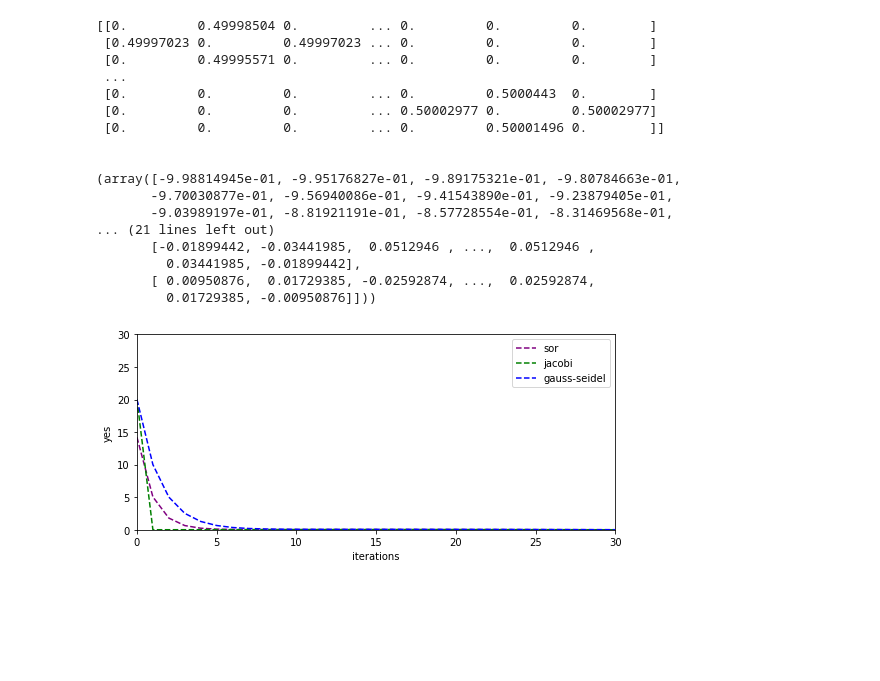
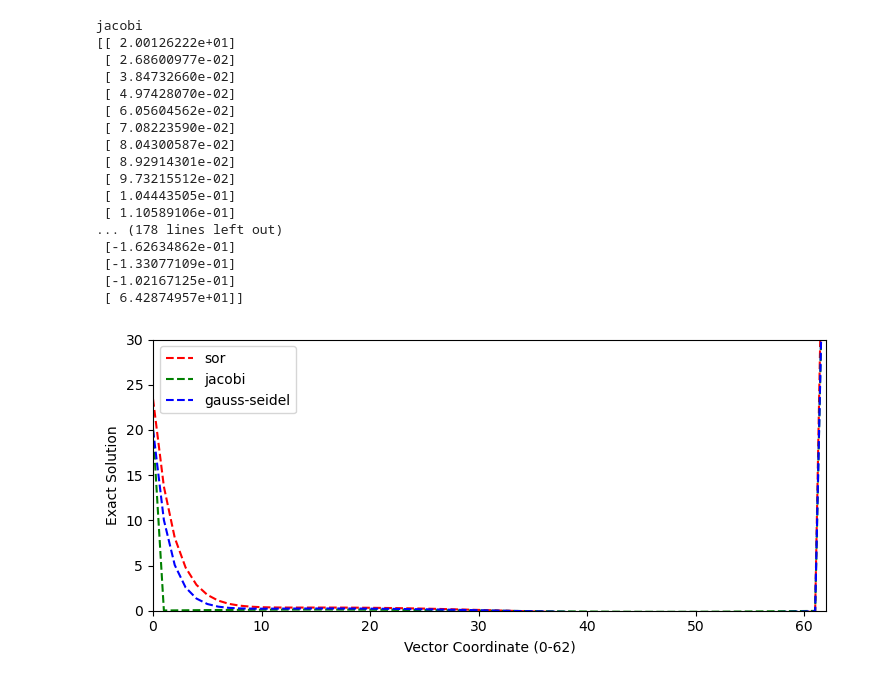
Before and after one commit to Noxolo1/math443, a Jupyter notebook: unit_project2_math443.ipynb, the cells around one changed output. Saved outputs shown, nothing was run; the diff lists cells and outputs as text; code cells hidden in the pictures; blank space fills up the shorter version.

```diff
--- a/unit_project2_math443.ipynb
+++ b/unit_project2_math443.ipynb
@@ -76,10 +76,10 @@ A = x1 + x2
 
 # assign epsA function to diagonal
 for j in range(0,63):
-    A[j][j] = epsA(j+1, 0.1)
-    Adiag[j][j] = epsA(j+1, 0.1)
+    A[j][j] = epsA(j+1, 0.4)
+    #Adiag[j][j] = epsA(j+1, 0)
 
-AdiagInv = np.linalg.inv(Adiag)
+#AdiagInv = np.linalg.inv(Adiag)
 
 #print(A)
 #print()
@@ -89,7 +89,7 @@ b = np.zeros((63,1))
 
 # add epsb values to b with a chosen epsilon for now
 for i in range(0, 63):
-    b[i] = epsb(i+1, 0.1)
+    b[i] = epsb(i+1, 0.4)
 
 # substract off constants u0 and uL
 b[0] = b[0] - 40
@@ -101,66 +101,71 @@ b[62] = b[62] - 110
 
 lu = (-x1) + (-x2)
 
-Rj = np.matmul(AdiagInv,lu)
+#Rj = np.matmul(AdiagInv,lu)
 
 xn = np.zeros((63,1))
 
-print()
-print(Rj)
-print()
-print()
-print(np.linalg.eigh(Rj))
+#print()
+#print(Rj)
+#print()
+#print()
+#print(np.linalg.eigh(Rj))
 
 y1 = jacobi(A,b,xn)
 y2 = gsMethod(A,b,xn)
-y3 = sor(A,b,xn,0.71)
+y3 = sor(A,b,xn,1.17)
 
 
 # graph stuff
 plt.rcParams["figure.figsize"] = [7.50, 3.50]
 plt.rcParams["figure.autolayout"] = True
 
 #create x values
 x1 = np.linspace(0,62,63)
 x2 = x1
 x3 = x1
 
-#print(y1)
-#print()
-#print(y3)
+print('jacobi')
+print(y1)
+print()
+print('gs')
+print(y2)
+print()
+print("sor")
+print(y3)
 
 # plot functions
-plt.plot(x3, y3, '--', color = "purple", label = 'sor')
+plt.plot(x3, y3, '--', color = "red", label = 'sor')
 plt.plot(x1, y1, '--', color = "green",label = 'jacobi')
 plt.plot(x2, y2, '--',  color = "blue",label = 'gauss-seidel')
 plt.legend()
 
 #label axis
-plt.xlabel("iterations")
-plt.ylabel("yes")
+plt.xlabel("Vector Coordinate (0-62)")
+plt.ylabel("Exact Solution")
 
 # constrain graph window
-plt.xlim([0, 30])
+plt.xlim([0, 62])
 plt.ylim([0, 30])
 
 # display graph
 plt.show()
 # %% [output]
-[[0.         0.49998504 0.         ... 0.         0.         0.        ]
- [0.49997023 0.         0.49997023 ... 0.         0.         0.        ]
- [0.         0.49995571 0.         ... 0.         0.         0.        ]
- ...
- [0.         0.         0.         ... 0.         0.5000443  0.        ]
- [0.         0.         0.         ... 0.50002977 0.         0.50002977]
- [0.         0.         0.         ... 0.         0.50001496 0.        ]]
-
-
-(array([-9.98814945e-01, -9.95176827e-01, -9.89175321e-01, -9.80784663e-01,
-       -9.70030877e-01, -9.56940086e-01, -9.41543890e-01, -9.23879405e-01,
-       -9.03989197e-01, -8.81921191e-01, -8.57728554e-01, -8.31469568e-01,
-... (21 lines left out)
-       [-0.01899442, -0.03441985,  0.0512946 , ...,  0.0512946 ,
-         0.03441985, -0.01899442],
-       [ 0.00950876,  0.01729385, -0.02592874, ...,  0.02592874,
-         0.01729385, -0.00950876]]))
+jacobi
+[[ 2.00126222e+01]
+ [ 2.68600977e-02]
+ [ 3.84732660e-02]
+ [ 4.97428070e-02]
+ [ 6.05604562e-02]
+ [ 7.08223590e-02]
+ [ 8.04300587e-02]
+ [ 8.92914301e-02]
+ [ 9.73215512e-02]
+ [ 1.04443505e-01]
+ [ 1.10589106e-01]
+... (178 lines left out)
+ [-1.62634862e-01]
+ [-1.33077109e-01]
+ [-1.02167125e-01]
+ [ 6.42874957e+01]]
-[figure, old version]
+[figure, new version]
```
